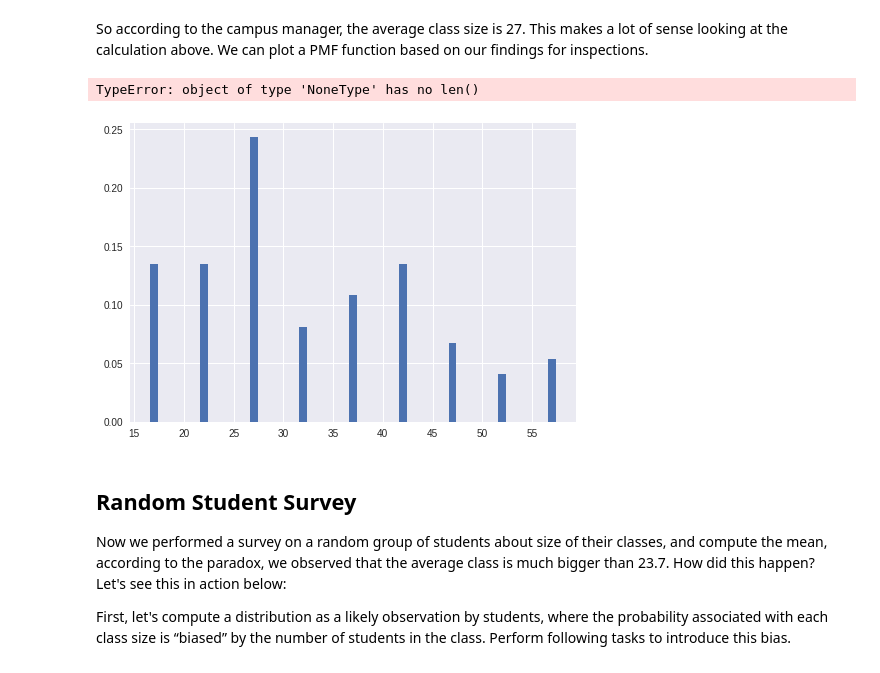
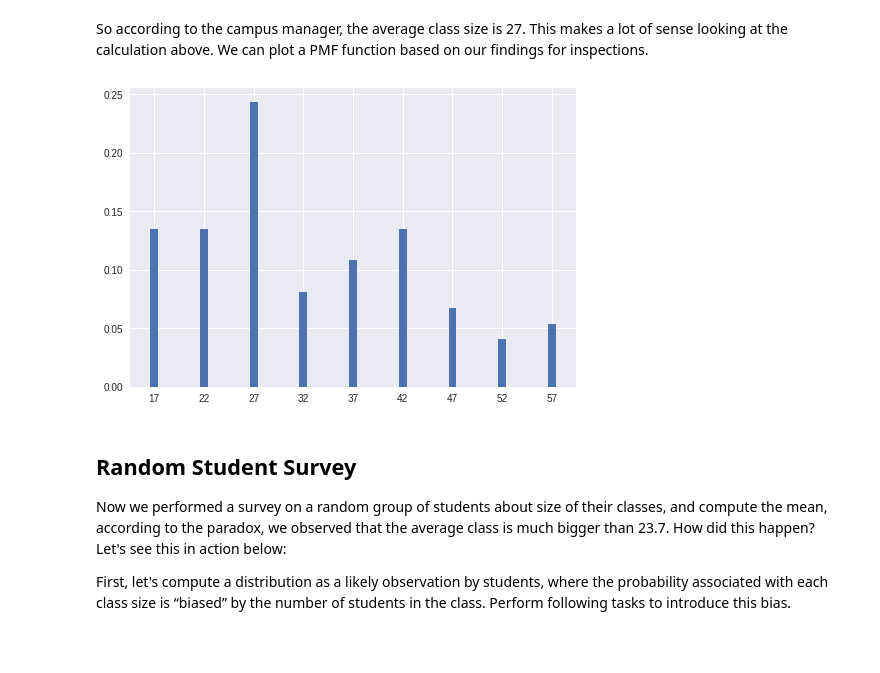
Before and after one commit to keita-dc/dsc-probability-mass-function-lab-dc-ds-060319, a Jupyter notebook: index.ipynb, the cells around one changed output. Drawn from its saved outputs; the diff is of its cells as text; code cells hidden in the pictures.

```diff
--- a/index.ipynb
+++ b/index.ipynb
@@ -103,12 +103,11 @@ import matplotlib.pyplot as plt
 # %%
 # Plot the pmf , it should look similar to the one shown below
 plt.style.use("seaborn")
 plt.bar(sizes, pmf)
-plt.xticks(labes=sizes)
+plt.xticks(ticks=sizes)
 plt.show()
 # %% [output]
-TypeError: object of type 'NoneType' has no len()
-[figure, old version]
+[figure, new version]
 # %% [markdown]
 ## Random Student Survey
 
```
